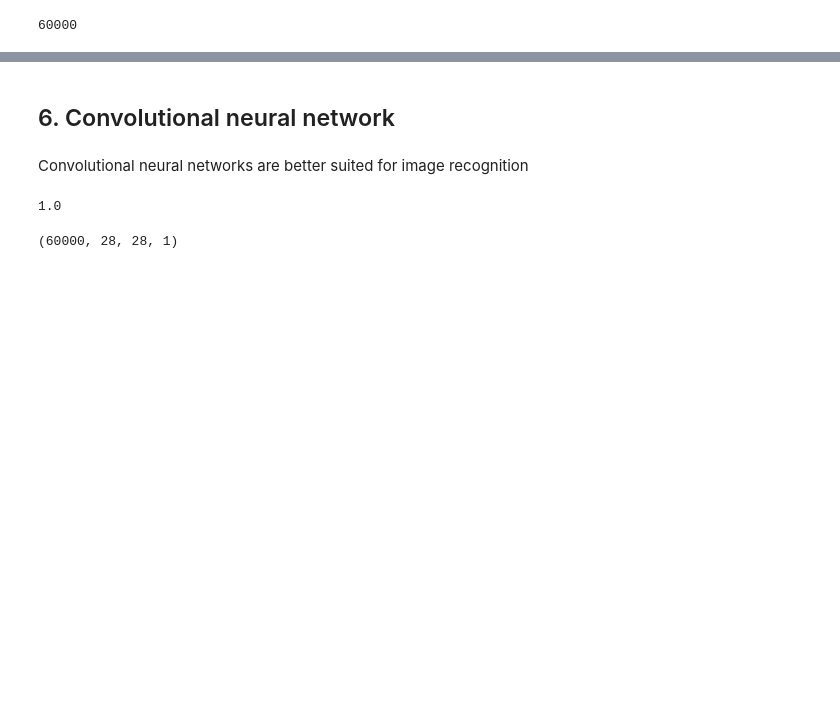
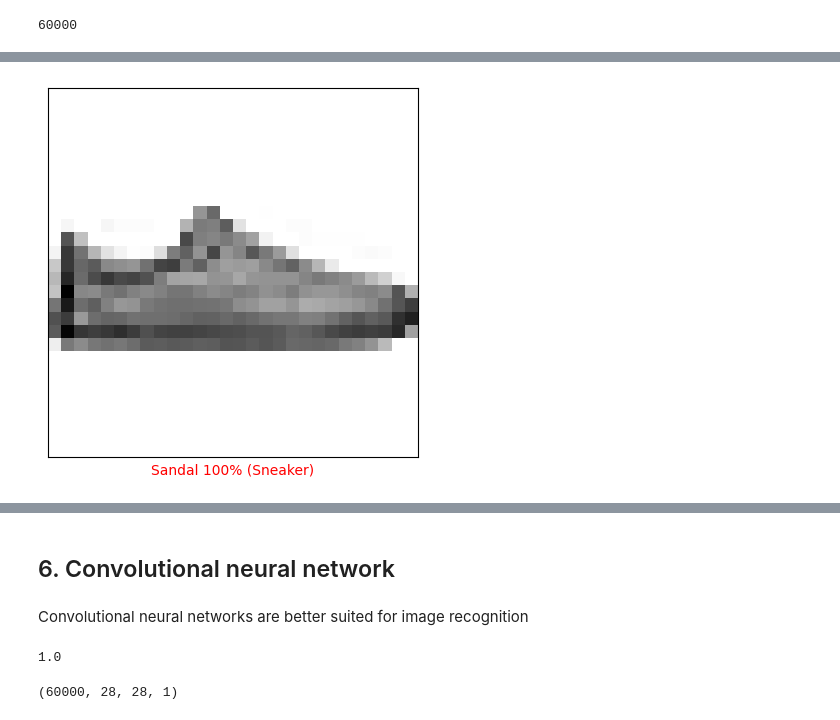
Before and after one commit to ValRCS/RBS_LIFT_AI_ML_Models, a Jupyter notebook: notebooks/keras_image_recognition_classifier_using_neural_networks.ipynb, the cells around one changed output, grey strips where cells are left out. Cells and saved outputs as stored; diff of their text form; code cells hidden in the pictures; blank space fills up the shorter version.

```diff
--- a/notebooks/keras_image_recognition_classifier_using_neural_networks.ipynb
+++ b/notebooks/keras_image_recognition_classifier_using_neural_networks.ipynb
@@ -763,0 +789,14 @@ len(badClothes)
+# %%
+# let's collect the bad clothes in bad_items and bad_items_true_labels
+bad_items = []
+bad_items_true_labels = []
+bad_predictions = []
+for i in badClothes:
+  bad_items.append(test_images_orig[i])
+  bad_items_true_labels.append(test_labels[i])
+  bad_predictions.append(predictions[i])
+# %%
+# let's plot first bad_image
+plot_image(0, bad_predictions, bad_items_true_labels, bad_items)
+# %% [output]
+[figure, added]
```
Also changed, not shown: parts of 25 cells of this notebook.
